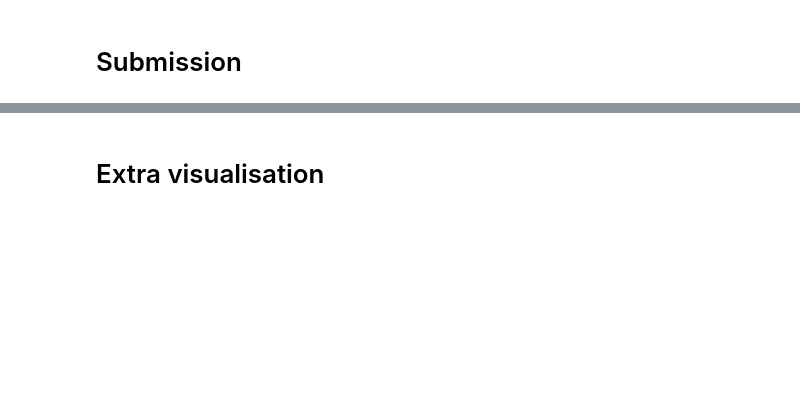
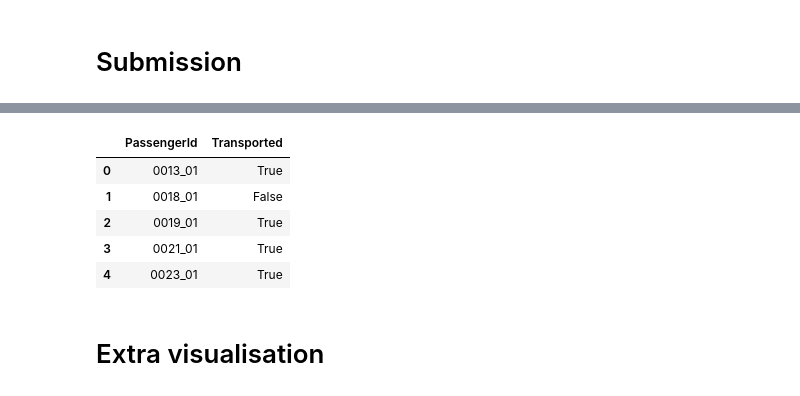
Before and after one commit to N3xou/KaggleNotebooks, a Jupyter notebook: spacetitanic.ipynb, the cells around one changed output, grey strips where cells are left out. Saved outputs shown, nothing was run; the diff lists cells and outputs as text; code cells hidden in the pictures; blank space fills up the shorter version.

```diff
--- a/spacetitanic.ipynb
+++ b/spacetitanic.ipynb
@@ -180,7 +124,10 @@ Fill NaN with 0
 # %% [markdown]
 Replace NaN with median (for numerical) and most frequent (for categorical)
 # %%
-cleaned_df = df.copy()
+import pandas as pd
+
+# Copy the dataset
+cleaned_df = dataset_df.copy()
 
 # List of numerical and categorical columns
 numerical_columns = ['RoomService', 'Age', 'FoodCourt', 'ShoppingMall', 'Spa', 'VRDeck', 'Cabin_num']
@@ -227,24 +176,11 @@ cleaned_df.drop(columns=["VRDeck", "Spa", "RoomService"], inplace=True)
 from sklearn.model_selection import train_test_split
 
 # Split dataset (80% train, 20% test by default)
+
 train_ds_pd, valid_ds_pd = train_test_split(cleaned_df, test_size=0.2, random_state=42)
-
 
 # Print dataset sizes
 print(f"{len(train_ds_pd)} examples in training, {len(valid_ds_pd)} examples in testing.")
-
-train_ds_pd["CryoSleep"] = train_ds_pd["CryoSleep"].map({"True": 1, "False": 0})
-train_ds_pd["CryoSleep"] = train_ds_pd["CryoSleep"].fillna(-1)
-age_mapping = {"Child": 0, "Teen": 1, "YoungAdult": 2, "Adult": 3, "Senior": 4}
-train_ds_pd["AgeGroup"] = train_ds_pd["AgeGroup"].map(age_mapping)
-train_ds_pd["AgeGroup"] = train_ds_pd["AgeGroup"].fillna(-1)
-
-
-valid_ds_pd["CryoSleep"] = valid_ds_pd["CryoSleep"].map({"True": 1, "False": 0})
-valid_ds_pd["CryoSleep"] = valid_ds_pd["CryoSleep"].fillna(-1)
-age_mapping = {"Child": 0, "Teen": 1, "YoungAdult": 2, "Adult": 3, "Senior": 4}
-valid_ds_pd["AgeGroup"] = valid_ds_pd["AgeGroup"].map(age_mapping)
-valid_ds_pd["AgeGroup"] = valid_ds_pd["AgeGroup"].fillna(-1)
 # %% [output]
 6954 examples in training, 1739 examples in testing.
 # %%
@@ -336,52 +265,26 @@ test_df['VIP'] = test_df['VIP'].astype(int)
 test_df['CryoSleep'] = test_df['CryoSleep'].astype(int)
 
 # --- APPLY PCA ON TEST DATASET ---
-spending_features = ["VRDeck", "Spa", "RoomService"]
+#spending_features = ["VRDeck", "Spa", "RoomService"]
 
 # Fill NaNs with 0 for consistency
-test_df[spending_features] = test_df[spending_features].fillna(0)
+#test_df[spending_features] = test_df[spending_features].fillna(0)
 
 # Standardize using the same scaler as training
-scaler = StandardScaler()
-test_scaled = scaler.fit_transform(test_df[spending_features])
+#scaler = StandardScaler()
+#test_scaled = scaler.fit_transform(test_df[spending_features])
 
 # Apply PCA (same model as used in training)
-pca = PCA(n_components=1)
-test_df["Spending_PCA"] = pca.fit_transform(test_scaled)
+#pca = PCA(n_components=1)
+#test_df["Spending_PCA"] = pca.fit_transform(test_scaled)
 
 # Drop original spending features after PCA transformation
-test_df.drop(columns=spending_features, inplace=True)
+#test_df.drop(columns=spending_features, inplace=True)
 
 # Drop any extra columns not used in training
-train_features = ['Age', 'Spending_PCA', 'ShoppingMall', "FoodCourt",  'Cabin_num','HomePlanet', 'CryoSleep', 'Deck', 'Side', 'Destination', 'VIP']
+train_features = ['RoomService', 'Age', 'FoodCourt', 'ShoppingMall', 'Spa', 'VRDeck', 'Cabin_num','HomePlanet', 'CryoSleep', 'Deck', 'Side', 'Destination', 'VIP', 'Name']
 test_df = test_df[train_features]
 test_df['Cabin_num'] = pd.to_numeric(test_df['Cabin_num'], errors='coerce')
-test_df["CryoSleep"] = test_df["CryoSleep"].map({"True": 1, "False": 0})
-test_df["CryoSleep"] = test_df["CryoSleep"].fillna(-1)
-test_df["CryoSleep_HomePlanet"] = test_df["CryoSleep"].astype(str) + "_" + test_df["HomePlanet"].astype(str)
-
-# Tworzenie zmiennych dummy dla CryoSleep_HomePlanet
-test_df = pd.get_dummies(test_df, columns=["CryoSleep_HomePlanet"], drop_first=True)
-
-# Tworzenie kolumny AgeGroup
-test_df["AgeGroup"] = pd.cut(test_df["Age"], bins=[0, 12, 18, 30, 50, 100], labels=["Child", "Teen", "YoungAdult", "Adult", "Senior"])
-
-# Tworzenie kolumny CryoSleep_AgeGroup
-test_df["CryoSleep_AgeGroup"] = test_df["CryoSleep"].astype(str) + "_" + test_df["AgeGroup"].astype(str)
-
-# Tworzenie zmiennych dummy dla CryoSleep_AgeGroup
-test_df = pd.get_dummies(test_df, columns=["CryoSleep_AgeGroup"], drop_first=True)
-
-# Konwersja AgeGroup i CryoSleep na typ str
-test_df["AgeGroup"] = test_df["AgeGroup"].astype(str)
-test_df["CryoSleep"] = test_df["CryoSleep"].astype(str)
-
-# Przekształcenie kolumn z wartościami boolowskimi na int
-test_df = test_df.apply(lambda x: x.map(lambda v: int(v) if isinstance(v, bool) else v))
-# Mapowanie grup wiekowych na wartości liczbowe i wypełnianie braków -1
-age_mapping = {"Child": 0, "Teen": 1, "YoungAdult": 2, "Adult": 3, "Senior": 4}
-test_df["AgeGroup"] = test_df["AgeGroup"].map(age_mapping)
-test_df["AgeGroup"] = test_df["AgeGroup"].fillna(-1)
 # Convert DataFrame to TensorFlow dataset
 test_ds = tfdf.keras.pd_dataframe_to_tf_dataset(test_df)
 
@@ -402,3 +302,9 @@ ValueError: in user code:
+|  | PassengerId | Transported |
+| 0 | 0013_01 | True |
+| 1 | 0018_01 | False |
+| 2 | 0019_01 | True |
+| 3 | 0021_01 | True |
+| 4 | 0023_01 | True |
 # %%
 output.to_csv('/kaggle/working/submission.csv', index=False)
 output.head()
```
Also changed, not shown: parts of 19 cells of this notebook.
